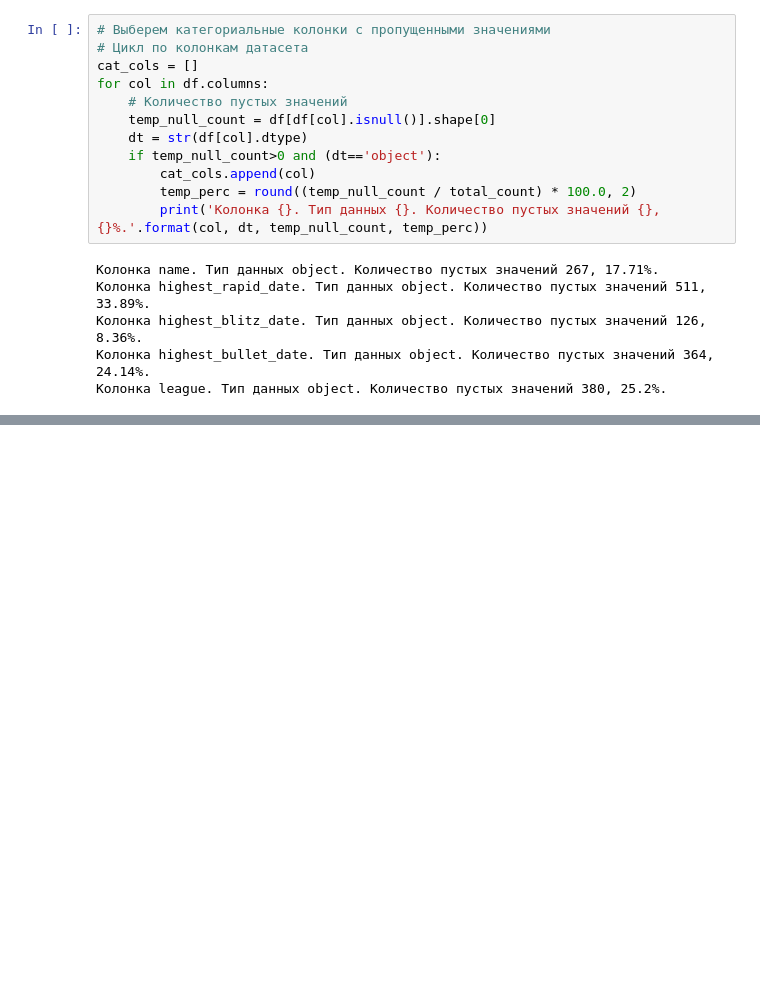
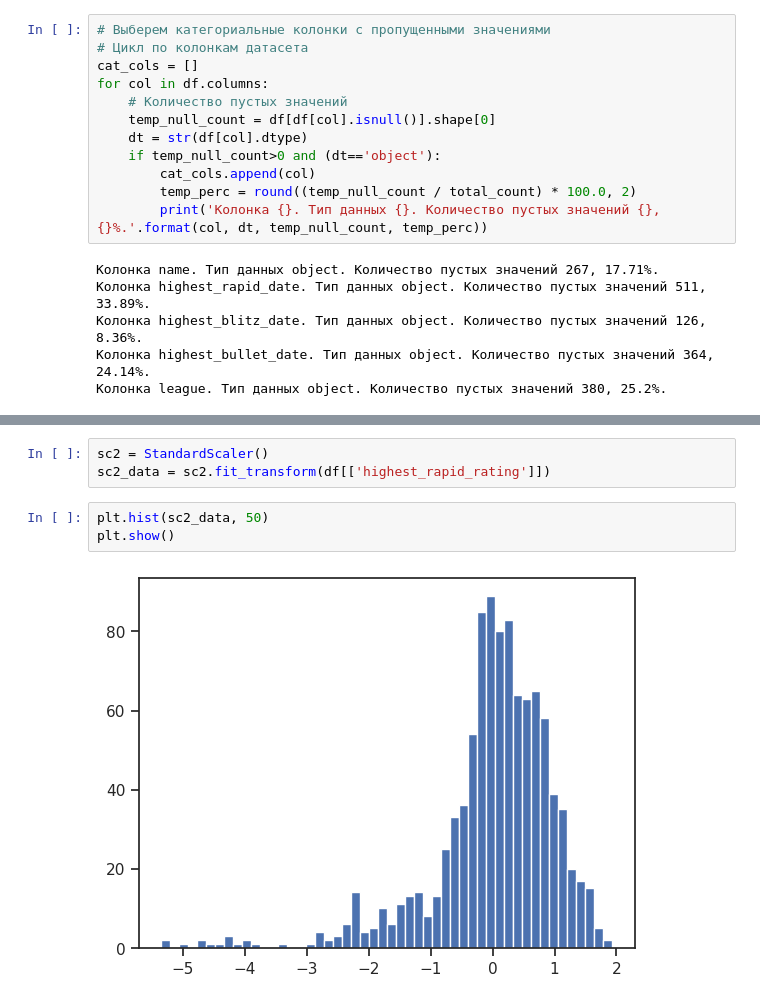
Before and after one commit to dj1vs/ml, a Jupyter notebook: missing.ipynb, the cells around one changed output, grey strips where cells are left out. Saved outputs shown, nothing was run; the diff lists cells and outputs as text; blank space fills up the shorter version.

```diff
--- a/missing.ipynb
+++ b/missing.ipynb
@@ -316,0 +653,8 @@ for col in df.columns:
+# %%
+sc2 = StandardScaler()
+sc2_data = sc2.fit_transform(df[['highest_rapid_rating']])
+# %%
+plt.hist(sc2_data, 50)
+plt.show()
+# %% [output]
+[figure, added]
```
Also changed, not shown: parts of 47 cells of this notebook.
